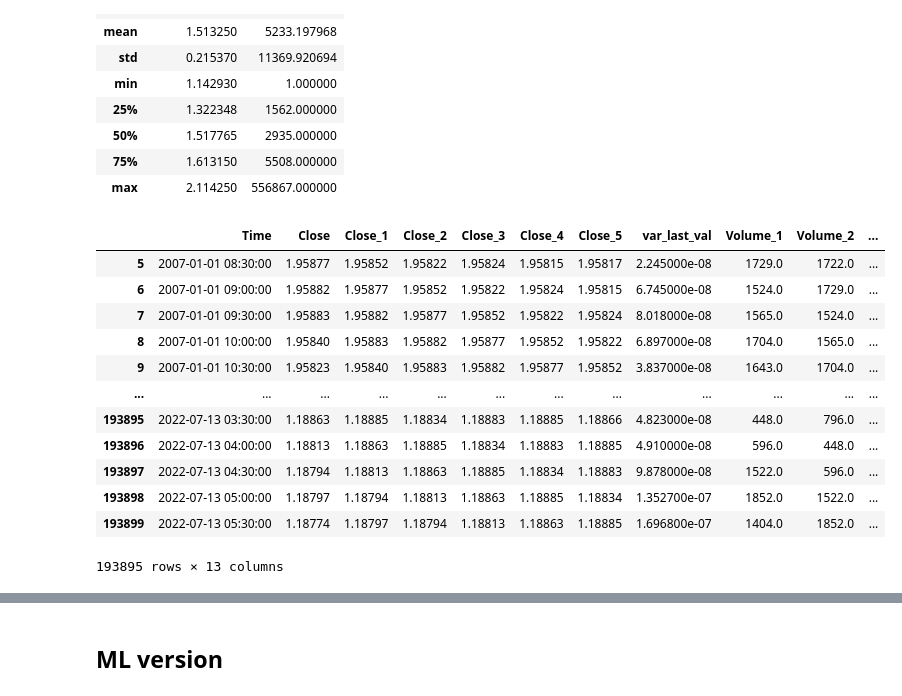
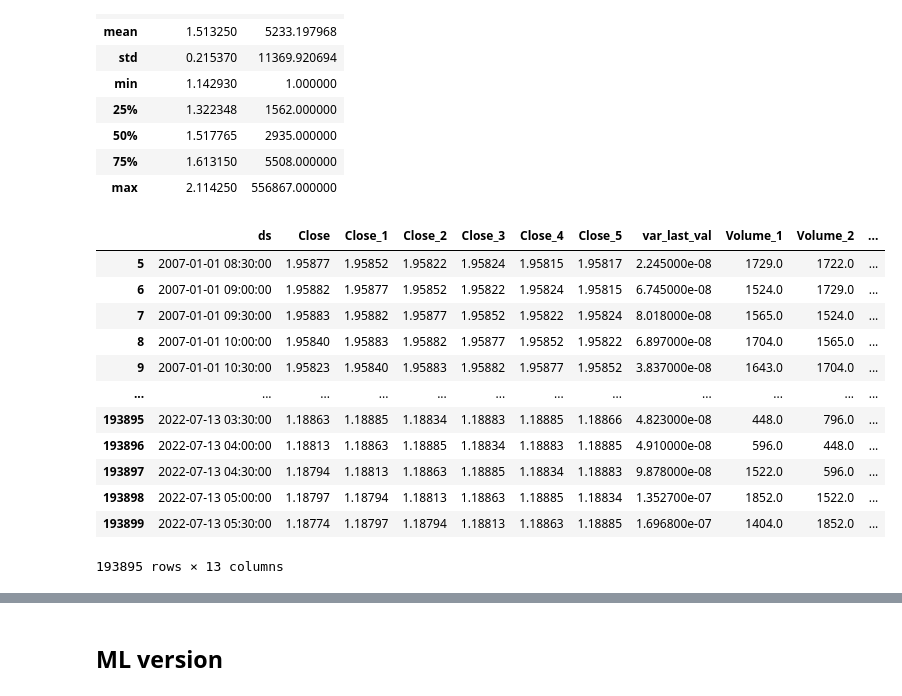
Before and after one commit to an3iitho/Artik-47, a Jupyter notebook: artik_main.ipynb, the cells around one changed output, grey strips where cells are left out. Drawn from its saved outputs; the diff is of its cells as text; code cells hidden in the pictures.

```diff
--- a/artik_main.ipynb
+++ b/artik_main.ipynb
@@ -98,23 +100,24 @@ def shift_col(df, col_name, n):
     return df, list_shift
 # %%
 df = gbpusd.copy()
+df = df.rename(columns={'Time':'ds'})
 
 #Shift last x values
 last_x = 6
 
 df, list_shift = shift_col(df, 'Close', last_x)
 
 #Variance of shift values
 df['var_last_val'] = df[list_shift].var(axis=1)
 
 #Shift volume because is impossible to have on time
 df, _ = shift_col(df, 'Volume', last_x)
 df = df.drop(columns=['Volume'])
 
 df = df.dropna()
 df#.iloc[:,2:].values
 # %% [output]
-|  | Time | Close | Close_1 | Close_2 | Close_3 | Close_4 | Close_5 | var_last_val | Volume_1 | Volume_2 | ... |
+|  | ds | Close | Close_1 | Close_2 | Close_3 | Close_4 | Close_5 | var_last_val | Volume_1 | Volume_2 | ... |
 | 5 | 2007-01-01 08:30:00 | 1.95877 | 1.95852 | 1.95822 | 1.95824 | 1.95815 | 1.95817 | 2.245000e-08 | 1729.0 | 1722.0 | ... |
 | 6 | 2007-01-01 09:00:00 | 1.95882 | 1.95877 | 1.95852 | 1.95822 | 1.95824 | 1.95815 | 6.745000e-08 | 1524.0 | 1729.0 | ... |
 | 7 | 2007-01-01 09:30:00 | 1.95883 | 1.95882 | 1.95877 | 1.95852 | 1.95822 | 1.95824 | 8.018000e-08 | 1565.0 | 1524.0 | ... |
```
Also changed, not shown: parts of 7 cells of this notebook.
